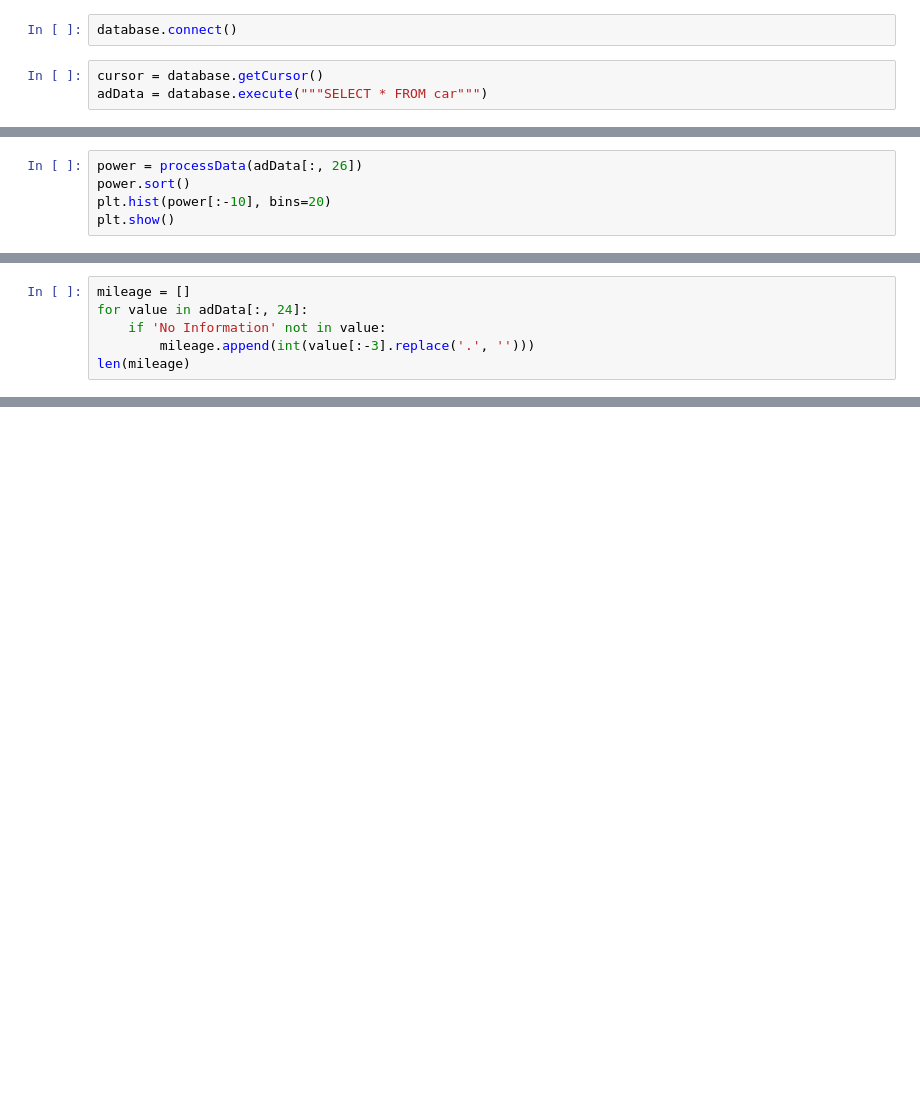
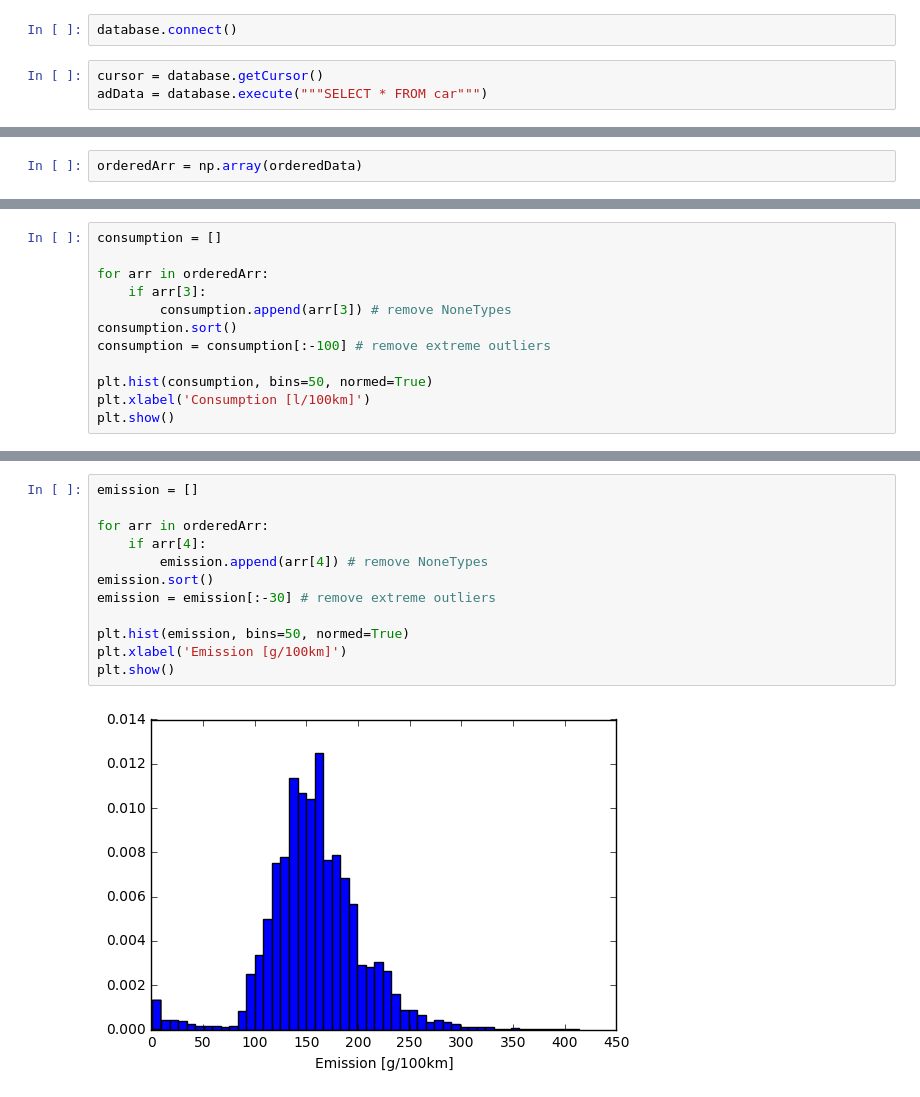
Before and after one commit to FZun/UsedCarStats, a Jupyter notebook: usedCar_Analysis.ipynb, the cells around one changed output, grey strips where cells are left out. Saved outputs shown, nothing was run; the diff lists cells and outputs as text; blank space fills up the shorter version.

Commit message:
some work on Data scraping and Analysis notebooks
most interesting fact of today: car model matters much more than mileage (in respect to the price)

```diff
--- a/usedCar_Analysis.ipynb
+++ b/usedCar_Analysis.ipynb
@@ -152,5 +49,0 @@ IndexError: list index out of range
-# %%
-power = processData(adData[:, 26])
-power.sort()
-plt.hist(power[:-10], bins=20)
-plt.show()
@@ -171,6 +49,0 @@ plt.show()
-# %%
-mileage = []
-for value in adData[:, 24]:
-    if 'No Information' not in value:
-        mileage.append(int(value[:-3].replace('.', '')))
-len(mileage)
@@ -198,0 +153,2 @@ plt.show()
+# %%
+orderedArr = np.array(orderedData)
@@ -198,0 +270,12 @@ plt.show()
+# %%
+consumption = []
+
+for arr in orderedArr:
+    if arr[3]:
+        consumption.append(arr[3]) # remove NoneTypes
+consumption.sort()
+consumption = consumption[:-100] # remove extreme outliers
+
+plt.hist(consumption, bins=50, normed=True)
+plt.xlabel('Consumption [l/100km]')
+plt.show()
@@ -198,0 +284,14 @@ plt.show()
+# %%
+emission = []
+
+for arr in orderedArr:
+    if arr[4]:
+        emission.append(arr[4]) # remove NoneTypes
+emission.sort()
+emission = emission[:-30] # remove extreme outliers
+
+plt.hist(emission, bins=50, normed=True)
+plt.xlabel('Emission [g/100km]')
+plt.show()
+# %% [output]
+[figure, added]
```
Also changed, not shown: parts of 44 cells of this notebook, 1 other file.
